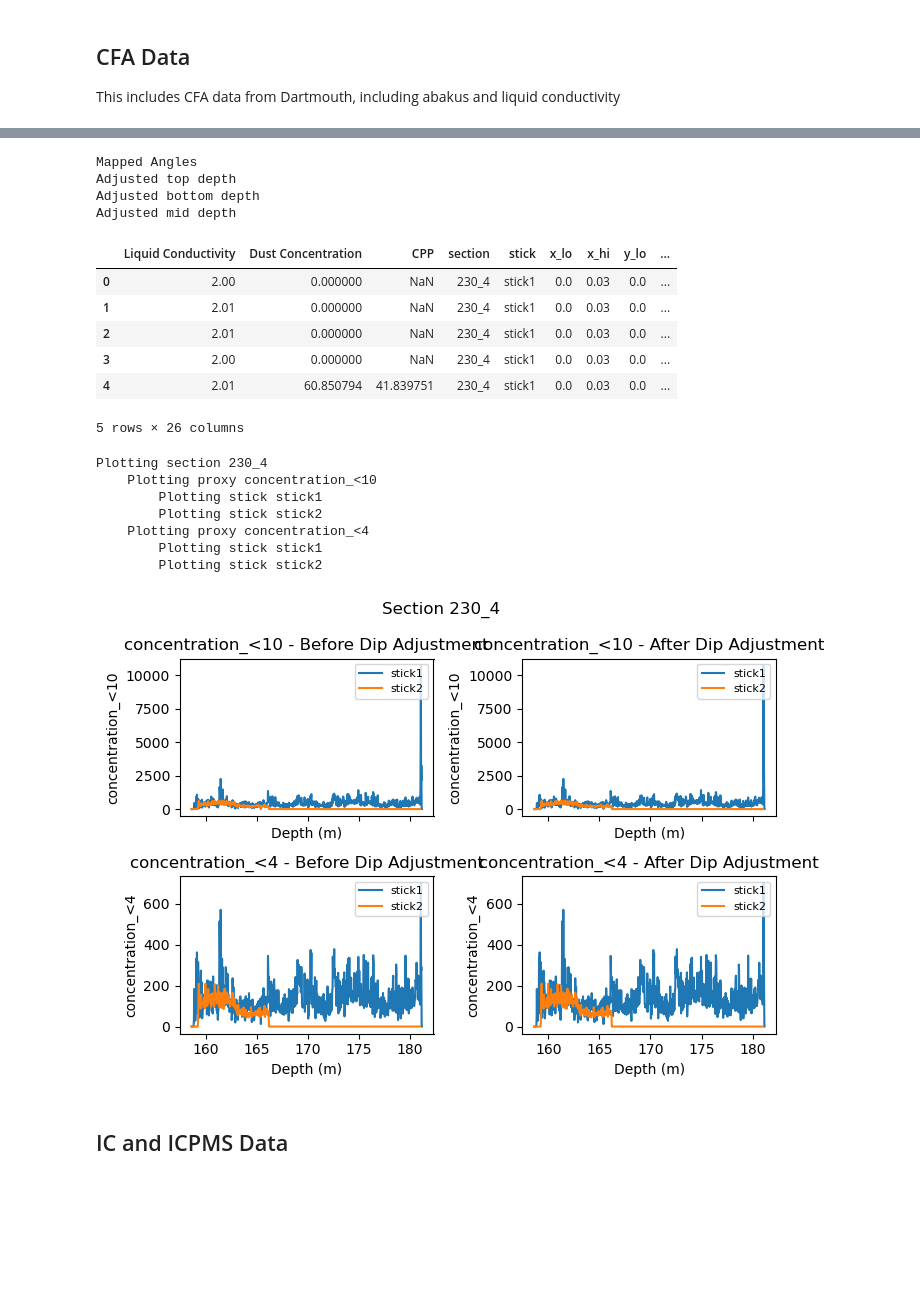
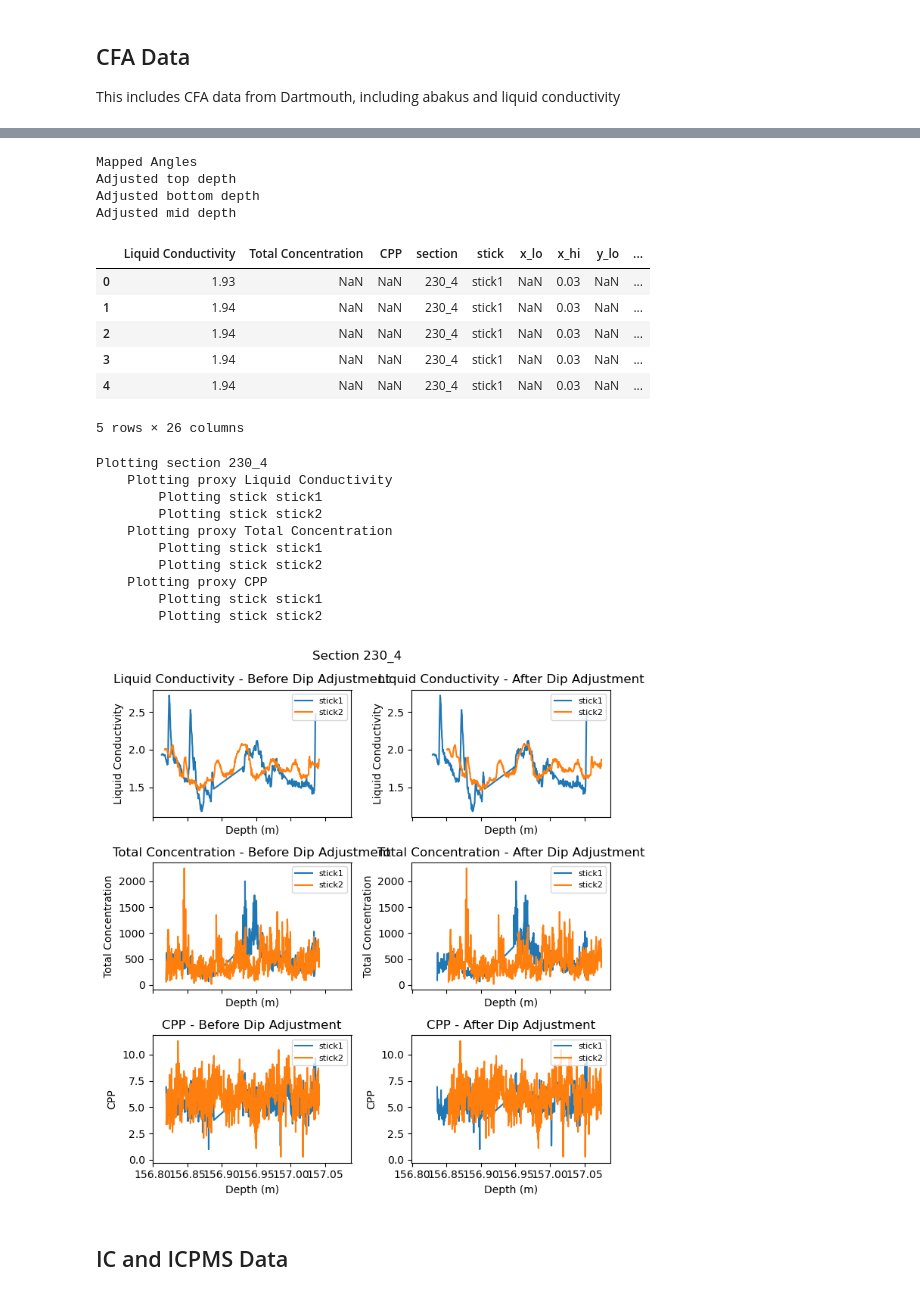
Before and after one commit to liamkirkpatrick/alhic1901_deeplayering, a Jupyter notebook: scripts/sample_proccessing/process_samples.ipynb, the cells around one changed output, grey strips where cells are left out. Cells and saved outputs as stored; diff of their text form; code cells hidden in the pictures; blank space fills up the shorter version.

```diff
--- a/scripts/sample_proccessing/process_samples.ipynb
+++ b/scripts/sample_proccessing/process_samples.ipynb
@@ -408,10 +408,13 @@ This includes CFA data from Dartmouth, including abakus and liquid conductivity
 cfa_data_1 = pd.read_csv(path_to_data + 'sampling/cfa/cfa_data_stick1.csv')
 cfa_data_1['section'] = '230_4'
 cfa_data_1['stick'] = 'stick1'
+cfa_data_1['depth']= cfa_data_1['Depth_cm_']/100
 
 cfa_data_2 = pd.read_csv(path_to_data + 'sampling/cfa/cfa_data_stick2.csv')
 cfa_data_2['section'] = '230_4'
 cfa_data_2['stick'] = 'stick2'
+cfa_data_2['depth']= cfa_data_2['Depth_cm_']/100
+
 
 # merge the two dataframes
 cfa_data = pd.concat([cfa_data_1, cfa_data_2], ignore_index=True)
@@ -443,12 +456,12 @@ cfa_data['y_lo'] = cfa_data['y_lo'] / 1000
 cfa_data['y_hi'] = cfa_data['y_hi'] / 1000
 # %%
 # now we have to sort out depth values
-cfa_data['top_depth'] = cfa_data['section_top_depth']+cfa_data['offset']/1000+cfa_data['Depth (cm)']
+cfa_data['top_depth'] = cfa_data['section_top_depth']+cfa_data['offset']/1000+cfa_data['depth']
 cfa_data['bottom_depth'] = cfa_data['top_depth']
 cfa_data['mid_depth'] = cfa_data['top_depth']
 
 # drop things we don't care about
-to_exclude = ['FlowThrough (mL)','Depth (cm)','FlowRate (mL/min)','section_top_depth','offset']
+to_exclude = ['FlowThrough_mL_','depth','Depth_cm_','FlowRate_mL_min_','section_top_depth','offset']
 cfa_data = cfa_data.drop(columns=to_exclude)
 
 cfa_data.head()
@@ -467,7 +480,7 @@ cfa_data.head()
 cfa_proccessed = cfa_data.copy()
 
 # get the columns that are not in to_exclude
-to_exclude = ['Liquid Conductivity','Dust Concentration','CPP','section','stick','top_depth','bottom_depth','mid_depth','effective_center_x','effective_center_y','x_lo','x_hi','y_lo','y_hi','default_color']
+to_exclude = ['Conductivity__S_','DustConcentration__12_m_','CPP__4_5_m__10_m_','section','stick','top_depth','bottom_depth','mid_depth','effective_center_x','effective_center_y','x_lo','x_hi','y_lo','y_hi','default_color']
 volumes = cfa_data.columns[~cfa_data.columns.isin(to_exclude)].values.tolist()
 volume_values = cfa_data.columns[~cfa_data.columns.isin(to_exclude)].astype(float)
 
@@ -505,33 +518,48 @@ Adjusted mid depth
 # preform dip adjustment
 cfa_proccessed = dip_adjust(angles,cfa_proccessed)
 
+# re-name some columns
+to_rename = {
+    'Conductivity__S_':'Liquid Conductivity',
+    'DustConcentration__12_m_':'Total Concentration',
+    'CPP__4_5_m__10_m_':'CPP'
+}
+cfa_proccessed = cfa_proccessed.rename(columns=to_rename)
+
 # save data
 cfa_proccessed.to_csv(path_to_data + 'sampling/master/cfa_master.csv', index=False)
 
+# replace zeros with NaN in all columns except x_lo, x_hi, y_lo, y_hi, effective_center_x, effective_center_y, top_depth, bottom_depth, mid_depth, top_depth_adj, bottom_depth_adj, mid_depth_adj
+cfa_proccessed = cfa_proccessed.replace(0, np.nan)
+
+
 cfa_proccessed.head()
 # %% [output]
 Mapped Angles
 Adjusted top depth
 Adjusted bottom depth
 Adjusted mid depth
-|  | Liquid Conductivity | Dust Concentration | CPP | section | stick | x_lo | x_hi | y_lo | ... |
-| 0 | 2.00 | 0.000000 | NaN | 230_4 | stick1 | 0.0 | 0.03 | 0.0 | ... |
-| 1 | 2.01 | 0.000000 | NaN | 230_4 | stick1 | 0.0 | 0.03 | 0.0 | ... |
-| 2 | 2.01 | 0.000000 | NaN | 230_4 | stick1 | 0.0 | 0.03 | 0.0 | ... |
-| 3 | 2.00 | 0.000000 | NaN | 230_4 | stick1 | 0.0 | 0.03 | 0.0 | ... |
-| 4 | 2.01 | 60.850794 | 41.839751 | 230_4 | stick1 | 0.0 | 0.03 | 0.0 | ... |
+|  | Liquid Conductivity | Total Concentration | CPP | section | stick | x_lo | x_hi | y_lo | ... |
+| 0 | 1.93 | NaN | NaN | 230_4 | stick1 | NaN | 0.03 | NaN | ... |
+| 1 | 1.94 | NaN | NaN | 230_4 | stick1 | NaN | 0.03 | NaN | ... |
+| 2 | 1.94 | NaN | NaN | 230_4 | stick1 | NaN | 0.03 | NaN | ... |
+| 3 | 1.94 | NaN | NaN | 230_4 | stick1 | NaN | 0.03 | NaN | ... |
+| 4 | 1.94 | NaN | NaN | 230_4 | stick1 | NaN | 0.03 | NaN | ... |
 5 rows × 26 columns
 # %%
-simple_plot(cfa_proccessed,['concentration_<10','concentration_<4'],path_to_figures,'cfa')
+simple_plot(cfa_proccessed,['Liquid Conductivity','Total Concentration','CPP'],path_to_figures,'cfa')
 # %% [output]
 Plotting section 230_4
-    Plotting proxy concentration_<10
+    Plotting proxy Liquid Conductivity
         Plotting stick stick1
         Plotting stick stick2
-    Plotting proxy concentration_<4
+    Plotting proxy Total Concentration
         Plotting stick stick1
         Plotting stick stick2
+    Plotting proxy CPP
+        Plotting stick stick1
+        Plotting stick stick2
-[figure, old version]
+[figure, new version]
 # %% [markdown]
 ## IC and ICPMS Data
 # %%
```
Also changed, not shown: parts of 17 cells of this notebook, 8 other files.
